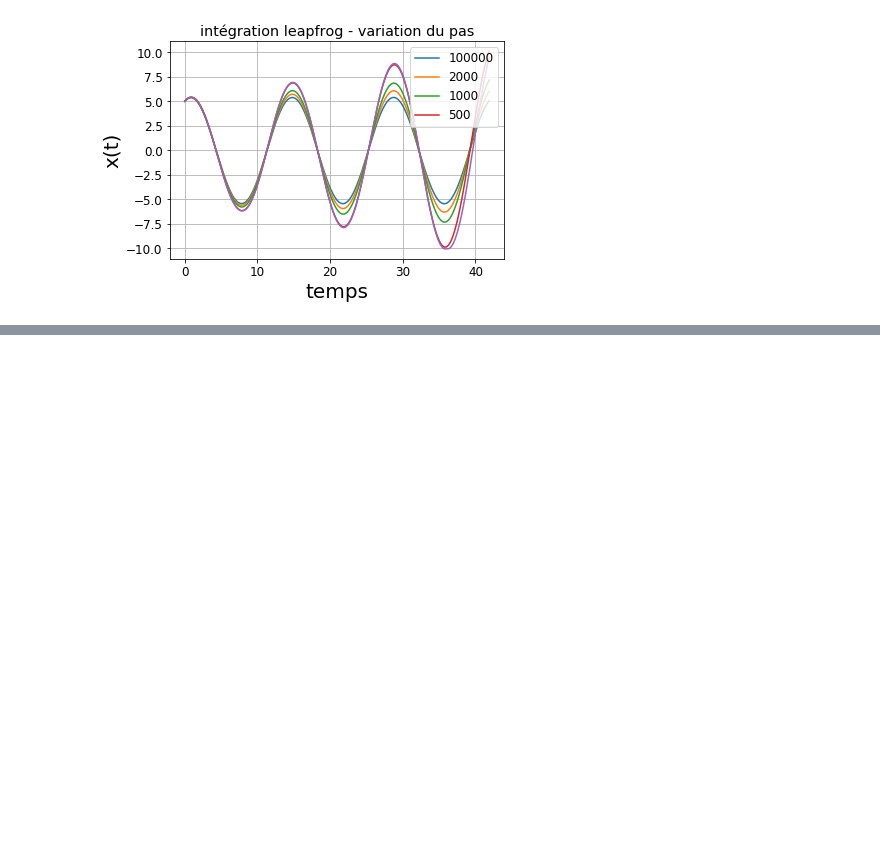
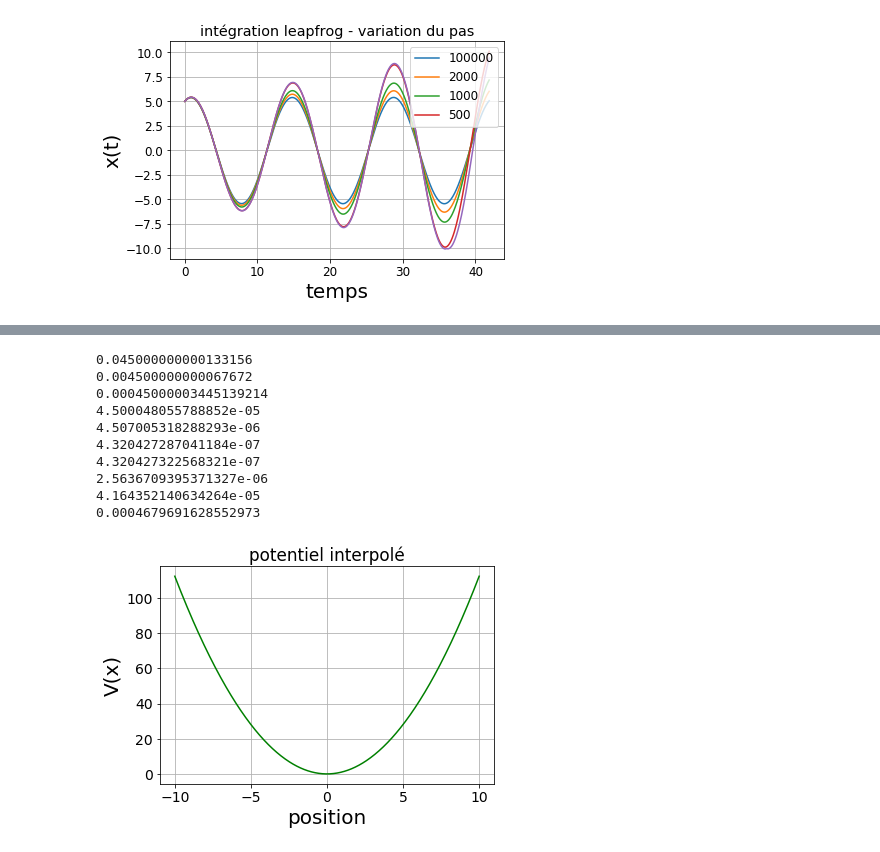
Before and after one commit to Yves-LEMEN/potentiel-discret, a Jupyter notebook: potentiel discret.ipynb, the cells around one changed output, grey strips where cells are left out. Saved outputs shown, nothing was run; the diff lists cells and outputs as text; code cells hidden in the pictures; blank space fills up the shorter version.

```diff
--- a/potentiel discret.ipynb
+++ b/potentiel discret.ipynb
@@ -476,0 +439,70 @@ No handles with labels found to put in legend.
+# %%
+from pylab import *
+import numpy as np
+import matplotlib.pyplot as plt
+import matplotlib.cm as cm
+from scipy.interpolate import interp1d
+###############################################################################
+# Entrée des paramètres +/-l limites d'espace, xp point courant, Nn pas, omeg pulsation
+
+l=10.0
+Nn=500
+xp = np.linspace(-l, l, Nn)
+omeg=1.5
+
+
+
+###########################
+# chargement du potentiel quadratique
+
+fpot = (omeg**2/2)*xp**2
+V = interp1d(xp, fpot, kind='cubic')
+
+
+###############################################################################
+# calcul de la valeur de la dérivée du potentiel en un point z avec interpolation
+def derivpot(z,l,Nn, V,k):
+
+        h=k*2*l/Nn
+        pot=(V(z+h)-V(z))/h
+        return pot
+###############################################################################
+x0=9
+
+
+for i in range(10):
+    k=10**(-i)
+    delta=derivpot(x0, l, Nn, V,k)-2*V(x0)/x0
+
+    print(delta)
+
+
+
+
+
+###############################################################################
+# représentation graphique du potentiel
+rcParams["axes.grid"] = True
+rcParams['font.size'] = 14
+rcParams['axes.labelsize'] = 20
+figure()
+plt.plot(xp,V(xp),'g',linewidth=1.5)
+
+
+xlabel("position")
+ylabel("V(x)")
+plt.title ("potentiel interpolé")
+###############################################################################
+show()
+# %% [output]
+0.045000000000133156
+0.004500000000067672
+0.00045000003445139214
+4.500048055788852e-05
+4.507005318288293e-06
+4.320427287041184e-07
+4.320427322568321e-07
+2.5636709395371327e-06
+4.164352140634264e-05
+0.0004679691628552973
+[figure, added]
```
Also changed, not shown: parts of 5 cells of this notebook.
